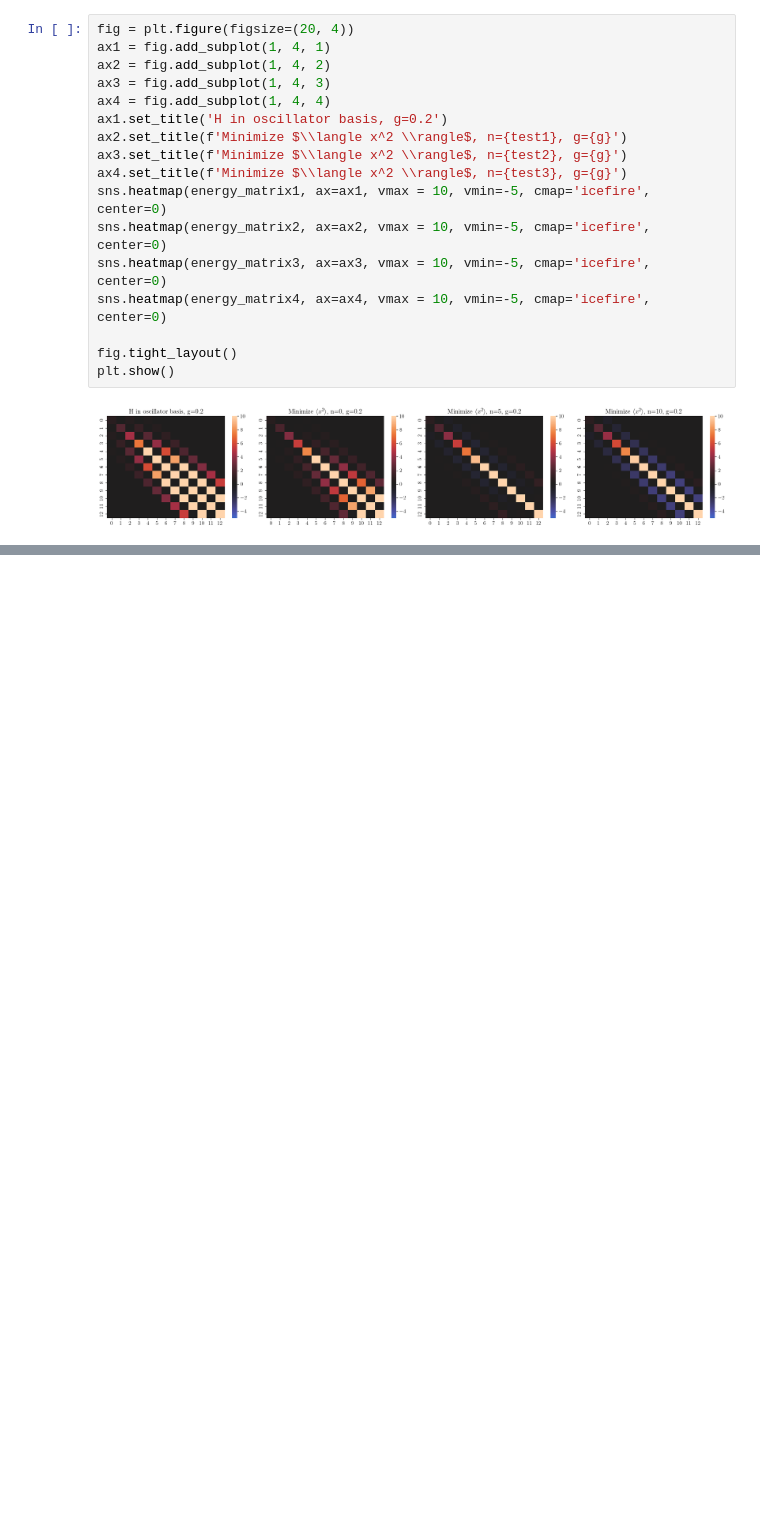
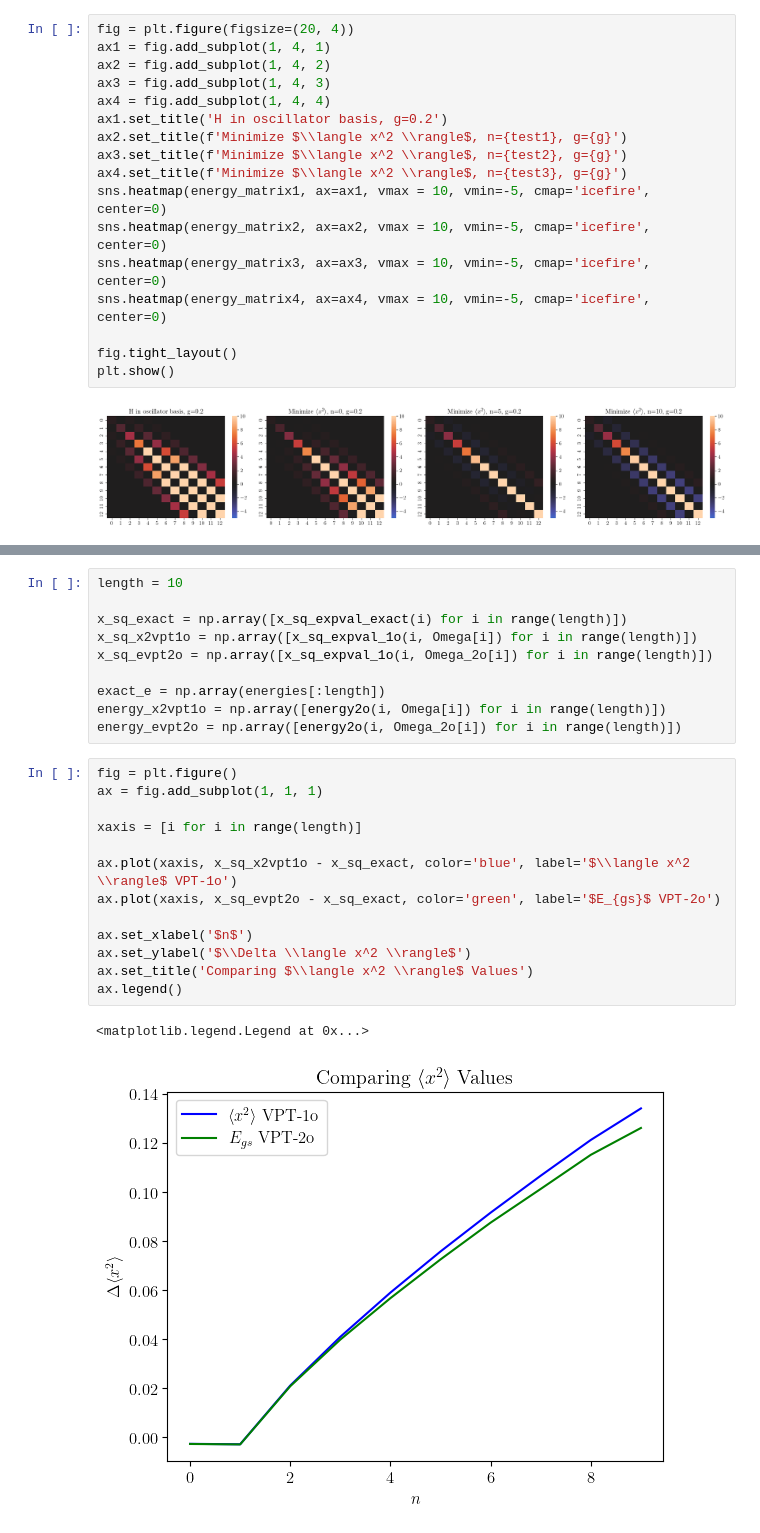
Before and after one commit to ihatebananas/Summer_Research, a Jupyter notebook: higher_energy_vpt.ipynb, the cells around one changed output, grey strips where cells are left out. Saved outputs shown, nothing was run; the diff lists cells and outputs as text; blank space fills up the shorter version.

```diff
--- a/higher_energy_vpt.ipynb
+++ b/higher_energy_vpt.ipynb
@@ -456,0 +462,26 @@ plt.show()
+# %%
+length = 10
+
+x_sq_exact = np.array([x_sq_expval_exact(i) for i in range(length)])
+x_sq_x2vpt1o = np.array([x_sq_expval_1o(i, Omega[i]) for i in range(length)])
+x_sq_evpt2o = np.array([x_sq_expval_1o(i, Omega_2o[i]) for i in range(length)])
+
+exact_e = np.array(energies[:length])
+energy_x2vpt1o = np.array([energy2o(i, Omega[i]) for i in range(length)])
+energy_evpt2o = np.array([energy2o(i, Omega_2o[i]) for i in range(length)])
+# %%
+fig = plt.figure()
+ax = fig.add_subplot(1, 1, 1)
+
+xaxis = [i for i in range(length)]
+
+ax.plot(xaxis, x_sq_x2vpt1o - x_sq_exact, color='blue', label='$\\langle x^2 \\rangle$ VPT-1o')
+ax.plot(xaxis, x_sq_evpt2o - x_sq_exact, color='green', label='$E_{gs}$ VPT-2o')
+
+ax.set_xlabel('$n$')
+ax.set_ylabel('$\\Delta \\langle x^2 \\rangle$')
+ax.set_title('Comparing $\\langle x^2 \\rangle$ Values')
+ax.legend()
+# %% [output]
+<matplotlib.legend.Legend at 0x...>
+[figure, added]
```
Also changed, not shown: parts of 21 cells of this notebook.
